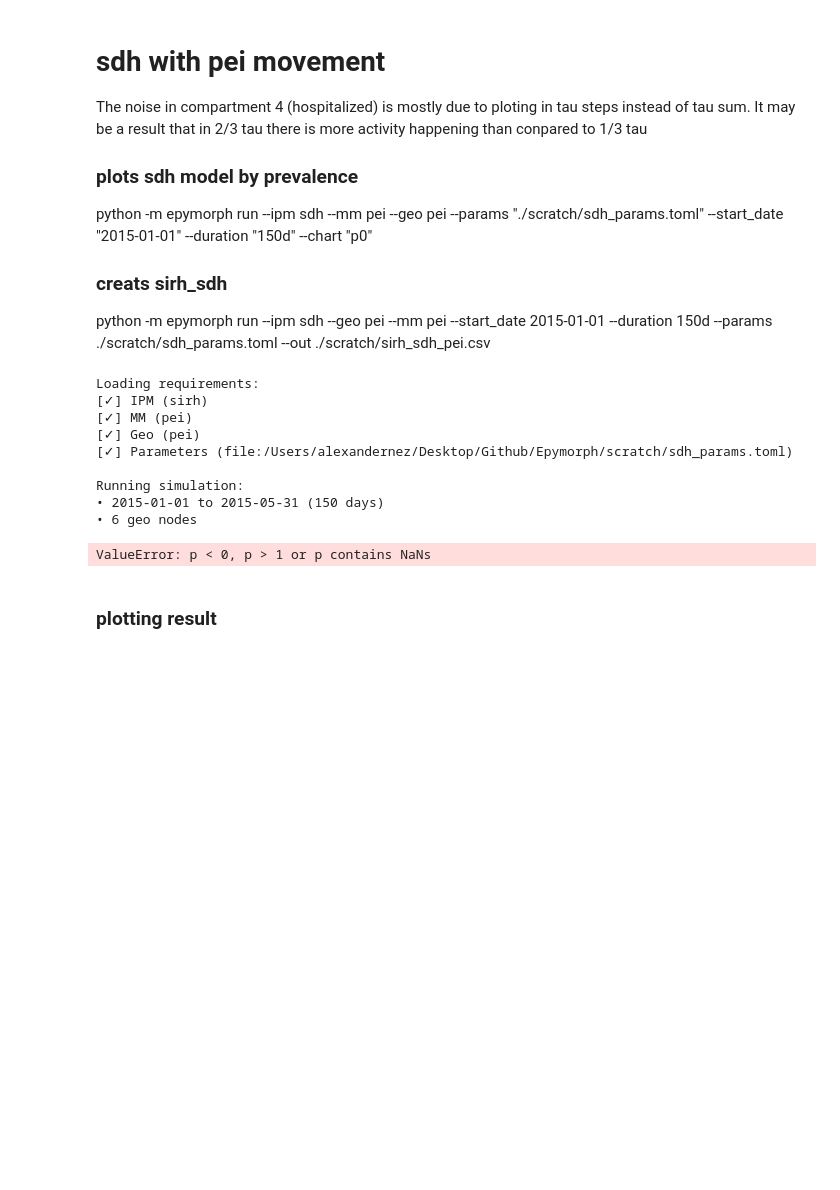
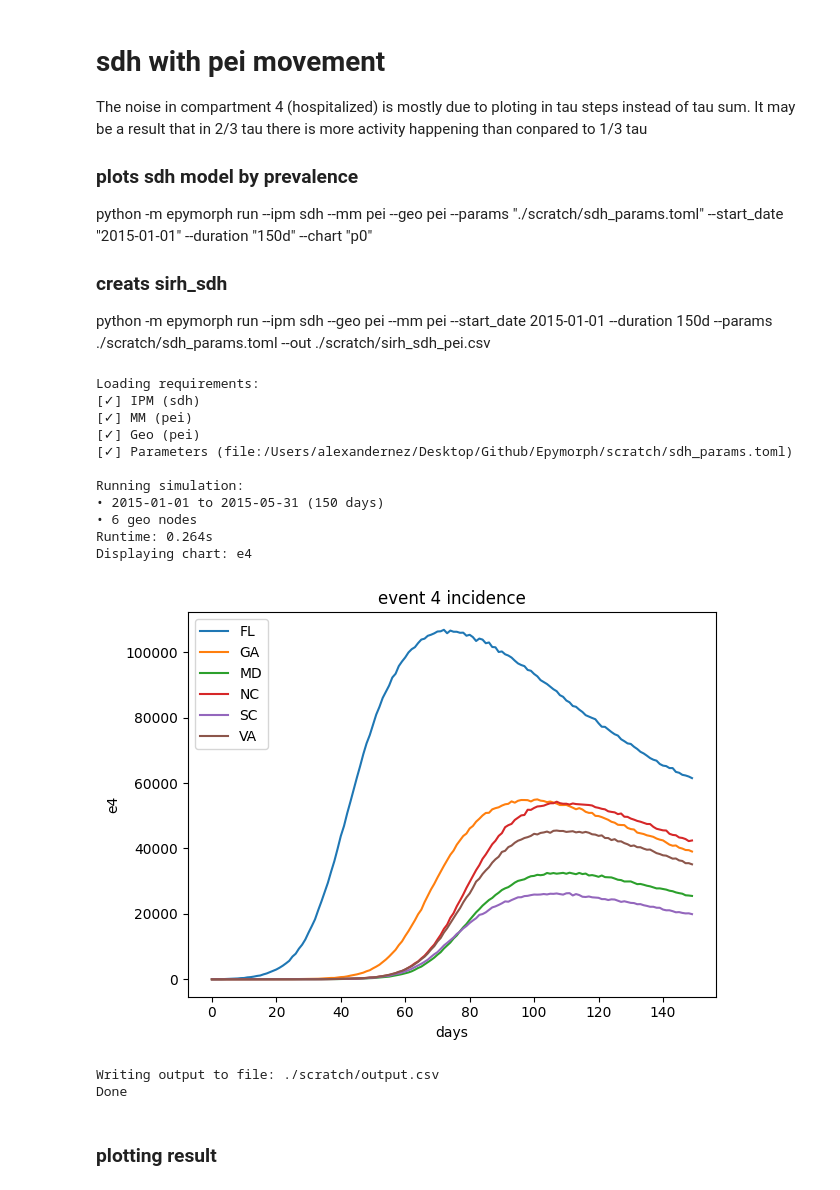
Before and after one commit to NAU-CCL/Epymorph, a Jupyter notebook: doc/devlog/sdh.ipynb, the cells around one changed output. Drawn from its saved outputs; the diff is of its cells as text; code cells hidden in the pictures; blank space fills up the shorter version.

```diff
--- a/doc/devlog/sdh.ipynb
+++ b/doc/devlog/sdh.ipynb
@@ -43,32 +41,36 @@ python -m epymorph run --ipm sdh --geo pei --mm pei --start_date 2015-01-01 --du
 # %%
 import os
 
 from epymorph.run import run
 
 dir = os.path.expanduser('~/Desktop/Github/Epymorph/scratch')
 
 exit_code = run(
-    ipm_name = 'sirh',
+    ipm_name = 'sdh',
     mm_name = 'pei',
     geo_name = 'pei',
     start_date_str = '2015-01-01',
     duration_str = '150d',
     params_path = f"{dir}/sdh_params.toml",
-    out_path = './scratch/sirh_pei.csv',
-    chart = 'p0',
+    out_path = './scratch/output.csv',
+    chart = 'e4',
     profiling=False
 )
 # %% [output]
 Loading requirements:
-[✓] IPM (sirh)
+[✓] IPM (sdh)
 [✓] MM (pei)
 [✓] Geo (pei)
 [✓] Parameters (file:/Users/alexandernez/Desktop/Github/Epymorph/scratch/sdh_params.toml)
 
 Running simulation:
 • 2015-01-01 to 2015-05-31 (150 days)
 • 6 geo nodes
+Runtime: 0.264s
+Displaying chart: e4
+[figure, added]
-ValueError: p < 0, p > 1 or p contains NaNs
+Writing output to file: ./scratch/output.csv
+Done
 # %% [markdown]
 ### plotting result
 # %%
```
Also changed, not shown: parts of 2 cells of this notebook, 5 other files.
